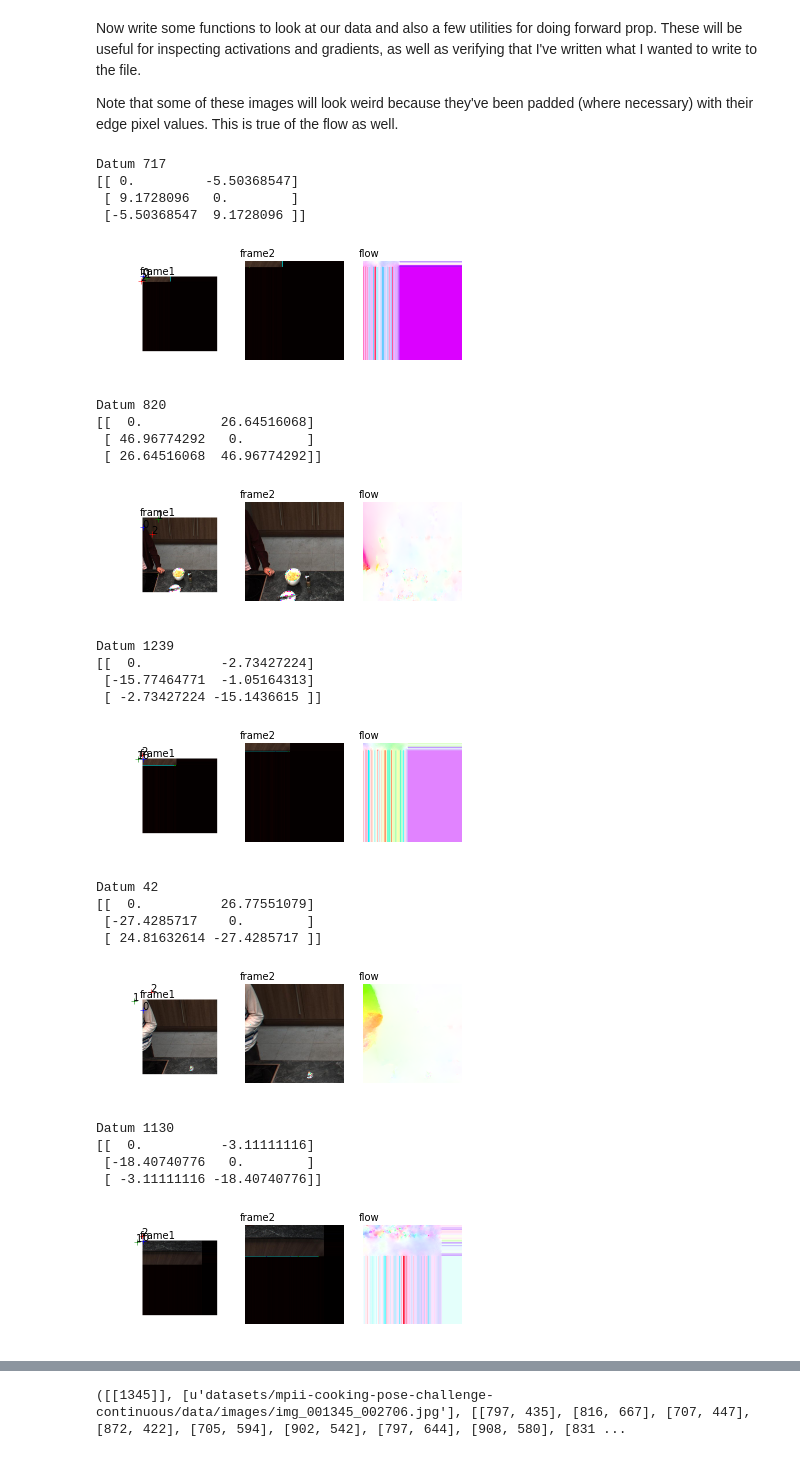
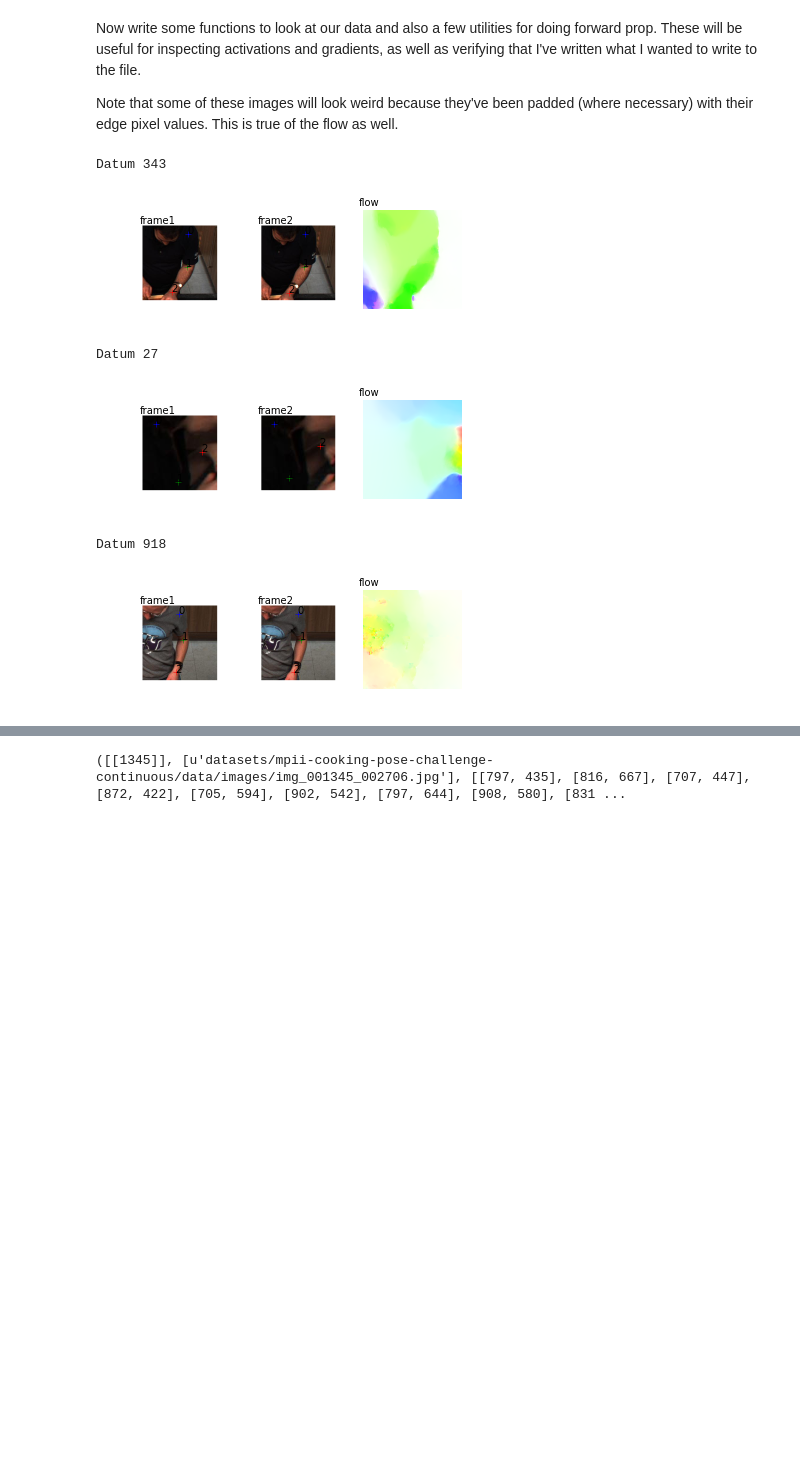
Before and after one commit to qxcv/joint-regressor, a Jupyter notebook: keras/debugging-convnet.ipynb, the cells around one changed output, grey strips where cells are left out. Drawn from its saved outputs; the diff is of its cells as text; code cells hidden in the pictures; blank space fills up the shorter version.

```diff
--- a/keras/debugging-convnet.ipynb
+++ b/keras/debugging-convnet.ipynb
@@ -24,18 +24,15 @@ Using Theano backend.
 Now load up our data H5 and grab some trained weights for our model.
 # %%
 # Load data and get a model
-train_h5_path = '../cache/train-patches-mpii/samples-000001.h5-repacked'
-val_h5_path = '../cache/val-patches-mpii/samples-000001.h5'
+train_h5_path = '../cache/val-patches-mpii-fixed/samples-000001.h5'
 train_h5 = h5py.File(train_h5_path, 'r')
-val_h5 = h5py.File(val_h5_path, 'r')
-data = train_h5['data']
-labels = train_h5['label']
-val_data = val_h5['data']
-val_labels = val_h5['label']
+images = train_h5['images']
+joints = train_h5['joints']
+flow = train_h5['flow']
 input_shape, reg_outs, class_outs = infer_sizes(train_h5_path)
 sgd = SGD(lr=0.0001, nesterov=True, momentum=0.9)
 model = vggnet16_regressor_model(input_shape, reg_outs, sgd, 'glorot_normal')
-model.load_weights('../cache/keras-checkpoints/model-iter-384-r405629.h5')
+# model.load_weights('../cache/keras-checkpoints/model-iter-384-r405629.h5')
 # %% [markdown]
 Start by doing a basic visualisation of our model and inspecting the shape of our data.
 # %%
@@ -79,70 +74,53 @@ def _vis_flow(flow):
     return hsv_to_rgb(hsv)
 
 def _label_to_coords(label):
-    # We're just undoing Matlab's flattening mechanism,
-    # which is different to numpy's mechanism.
-    return label.reshape((2, -1)).T
+    return label.reshape((-1, 2))
 
-def _plot_label(label):
+def _plot_coords(coords):
     # plot a label corresponding to a flattened joint vector
-    coords = _label_to_coords(label)
-    print(coords)
     for idx, coord in enumerate(coords):
         plt.plot(coord[0], coord[1], marker='+')
         plt.text(coord[0], coord[1], str(idx))
 
-def show_datum(datum, label=None):
+def show_datum(image, flow, label=None):
     # First frame
-    im1 = _reshape_im(datum[:3])
+    im1 = _reshape_im(image[:3])
     plt.subplot(131)
     plt.imshow(im1)
     plt.axis('off')
     plt.text(-10, -10, 'frame1')
 
     if label is not None:
-        _plot_label(label)
+        coords = _label_to_coords(label)
+        first_coords = coords[:len(coords)//2]
+        _plot_coords(first_coords)
 
     # Second frame
-    im2 = _reshape_im(datum[3:6])
+    im2 = _reshape_im(image[3:6])
     plt.subplot(132)
     plt.imshow(im2)
     plt.axis('off')
     plt.text(-10, -10, 'frame2')
 
+    if label is not None:
+        second_coords = coords[len(coords)//2:]
+        _plot_coords(second_coords)
+
     # Optical flow
-    flow = _vis_flow(datum[6:])
+    im_flow = _vis_flow(flow)
     plt.subplot(133)
-    plt.imshow(flow)
+    plt.imshow(im_flow)
     plt.axis('off')
     plt.text(-10, -10, 'flow')
     plt.show()
 
-for i in np.random.permutation(len(val_labels))[:10]:
+for i in np.random.permutation(len(joints))[:3]:
     print 'Datum', i
-    show_datum(val_data[i], label=val_labels[i])
+    show_datum(images[i], flow[i], joints[i])
 # %% [output]
-Datum 717
-[[ 0.         -5.50368547]
- [ 9.1728096   0.        ]
- [-5.50368547  9.1728096 ]]
+Datum 343
-[figure, old version]
+[figure, new version]
-Datum 820
-[[  0.          26.64516068]
- [ 46.96774292   0.        ]
- [ 26.64516068  46.96774292]]
+Datum 27
-[figure, old version]
+[figure, new version]
-Datum 1239
-[[  0.          -2.73427224]
- [-15.77464771  -1.05164313]
- [ -2.73427224 -15.1436615 ]]
+Datum 918
-[figure, old version]
+[figure, new version]
-Datum 42
-[[  0.          26.77551079]
- [-27.4285717    0.        ]
- [ 24.81632614 -27.4285717 ]]
-[figure, removed]
-Datum 1130
-[[  0.          -3.11111116]
- [-18.40740776   0.        ]
- [ -3.11111116 -18.40740776]]
-[figure, removed]
```
Also changed, not shown: parts of 2 cells of this notebook, 7 other files.
